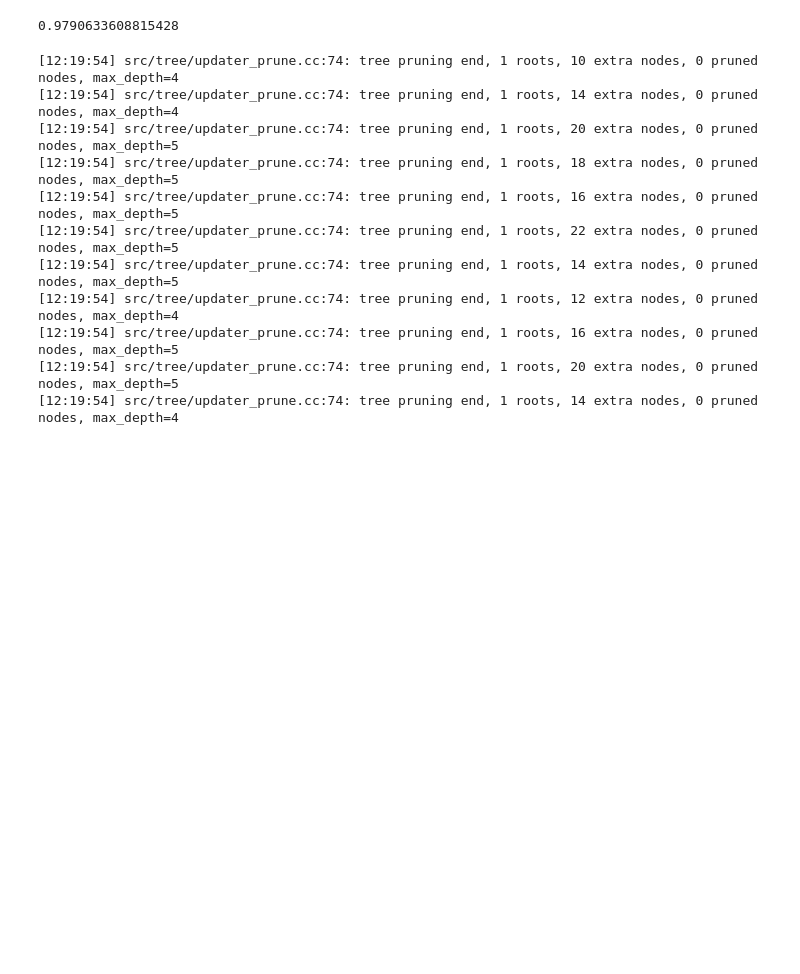
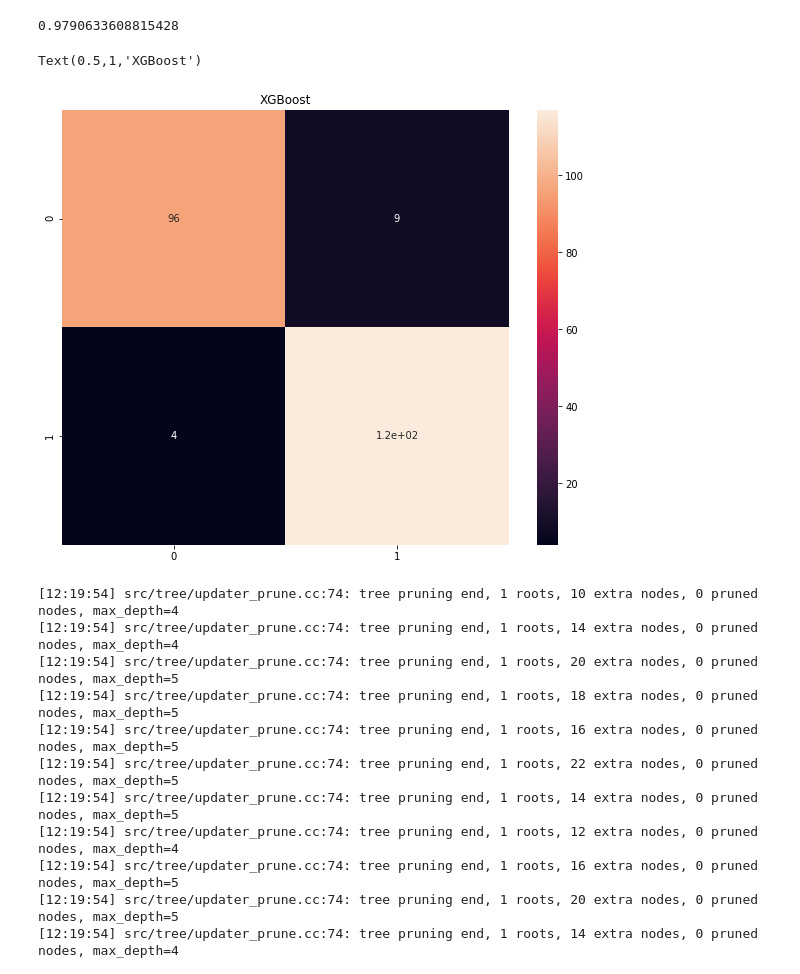
Before and after one commit to AshleyCubed/ThinkfulProjects, a Jupyter notebook: Unit 3/Capstone/Predicting_Womens_Freedom.ipynb, the cells around one changed output. Cells and saved outputs as stored; diff of their text form; code cells hidden in the pictures; blank space fills up the shorter version.

```diff
--- a/Unit 3/Capstone/Predicting_Womens_Freedom.ipynb
+++ b/Unit 3/Capstone/Predicting_Womens_Freedom.ipynb
@@ -739,6 +793,15 @@ RMSE: 0.303247
 roc_auc_score(y_test, preds)
 # %% [output]
 0.9790633608815428
+# %%
+xgb_cm = confusion_matrix(y_test, (preds>0.5))
+
+#  XGB Confusion Matrix
+sns.heatmap(xgb_cm, annot=True, xticklabels=True,
+            yticklabels=True).set_title('XGBoost')
+# %% [output]
+Text(0.5,1,'XGBoost')
+[figure, added]
 # %%
 params = {"objective":"binary:logistic",'colsample_bytree': 0.3,'learning_rate': 0.1,
                 'max_depth': 5, 'alpha': 10}
```
Also changed, not shown: parts of 13 cells of this notebook.
